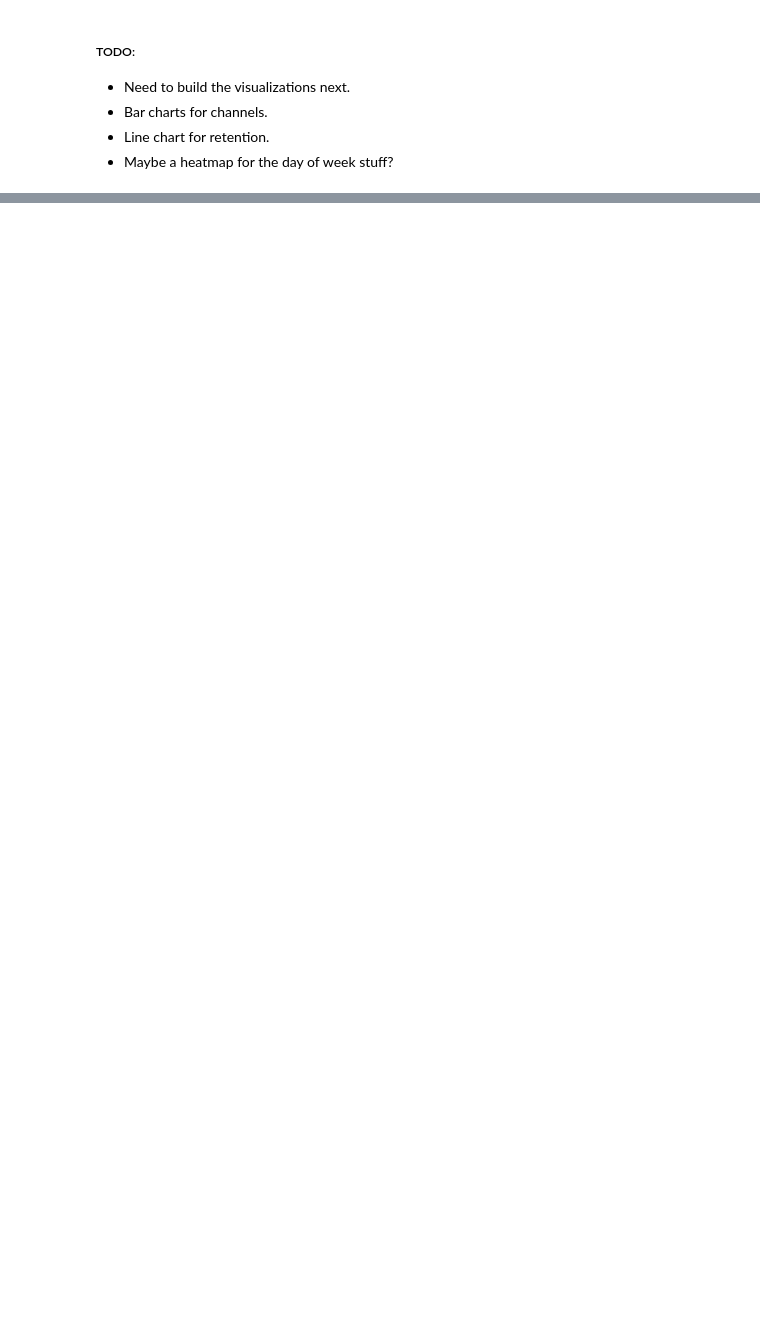
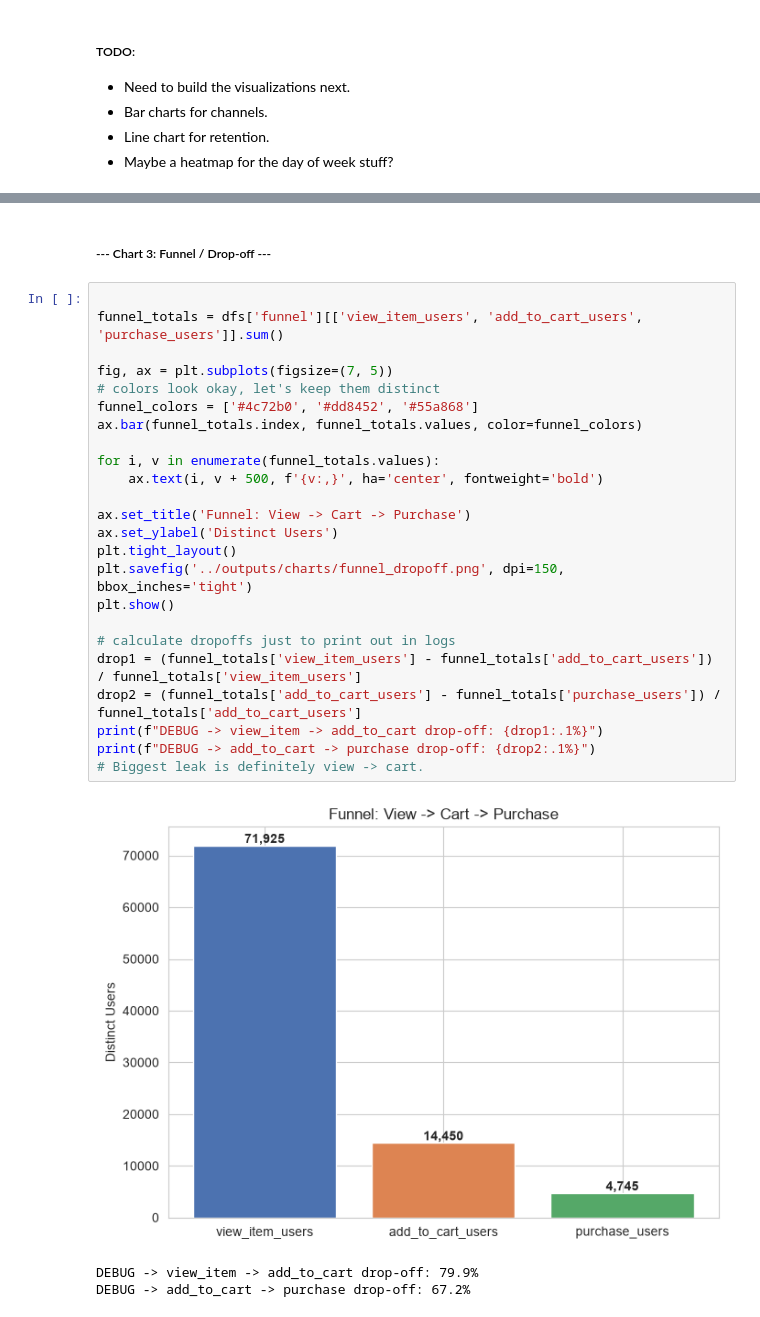
Before and after one commit to adiiquark/ga4-ecommerce-analytics, a Jupyter notebook: analysis/EDA_clean.ipynb, the cells around one changed output, grey strips where cells are left out. Drawn from its saved outputs; the diff is of its cells as text; blank space fills up the shorter version.

```diff
--- a/analysis/EDA_clean.ipynb
+++ b/analysis/EDA_clean.ipynb
@@ -197,0 +313,30 @@ sns.set_style('whitegrid')
+# %% [markdown]
+##### --- Chart 3: Funnel / Drop-off ---
+# %%
+
+funnel_totals = dfs['funnel'][['view_item_users', 'add_to_cart_users', 'purchase_users']].sum()
+
+fig, ax = plt.subplots(figsize=(7, 5))
+# colors look okay, let's keep them distinct
+funnel_colors = ['#4c72b0', '#dd8452', '#55a868']
+ax.bar(funnel_totals.index, funnel_totals.values, color=funnel_colors)
+
+for i, v in enumerate(funnel_totals.values):
+    ax.text(i, v + 500, f'{v:,}', ha='center', fontweight='bold')
+
+ax.set_title('Funnel: View -> Cart -> Purchase')
+ax.set_ylabel('Distinct Users')
+plt.tight_layout()
+plt.savefig('../outputs/charts/funnel_dropoff.png', dpi=150, bbox_inches='tight')
+plt.show()
+
+# calculate dropoffs just to print out in logs
+drop1 = (funnel_totals['view_item_users'] - funnel_totals['add_to_cart_users']) / funnel_totals['view_item_users']
+drop2 = (funnel_totals['add_to_cart_users'] - funnel_totals['purchase_users']) / funnel_totals['add_to_cart_users']
+print(f"DEBUG -> view_item -> add_to_cart drop-off: {drop1:.1%}")
+print(f"DEBUG -> add_to_cart -> purchase drop-off: {drop2:.1%}")
+# Biggest leak is definitely view -> cart.
+# %% [output]
+[figure, added]
+DEBUG -> view_item -> add_to_cart drop-off: 79.9%
+DEBUG -> add_to_cart -> purchase drop-off: 67.2%
```
Also changed, not shown: parts of 17 cells of this notebook.
